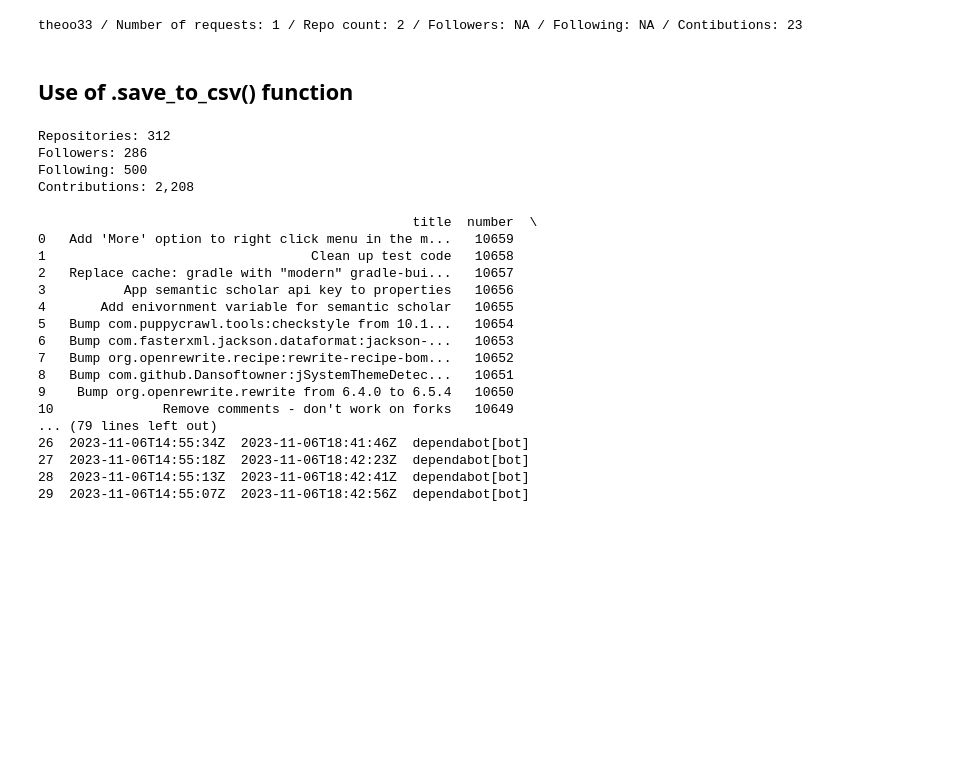
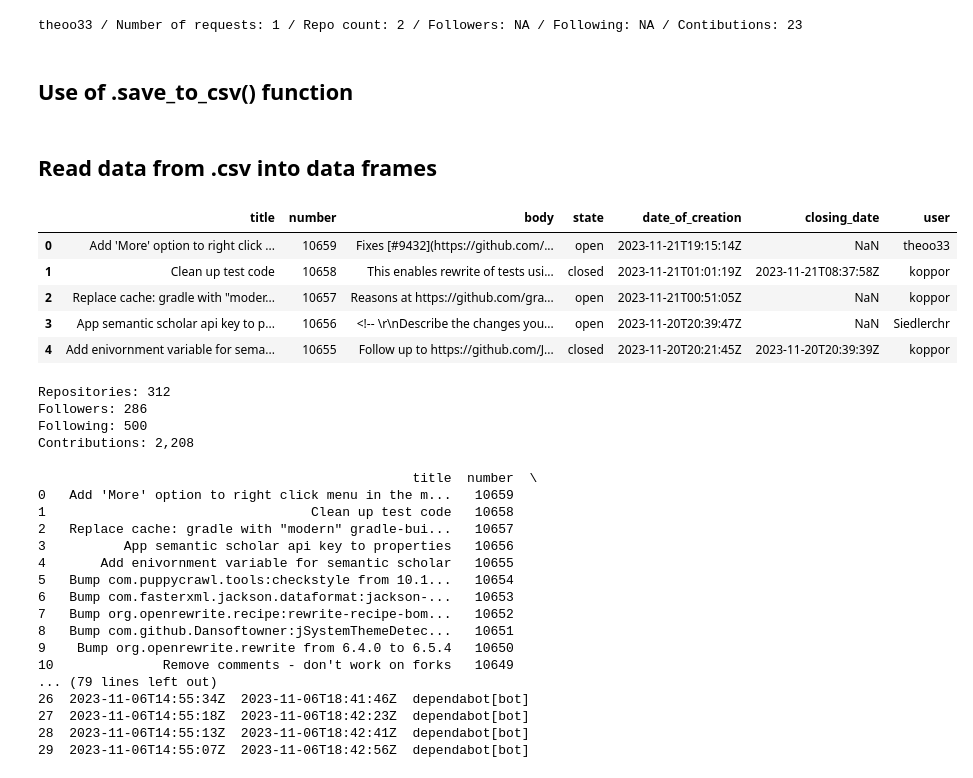
Before and after one commit to skyeNAU/INF502_Project2_Group3, a Jupyter notebook: Module 2.ipynb, the cells around one changed output. Drawn from its saved outputs; the diff is of its cells as text; code cells hidden in the pictures; blank space fills up the shorter version.

Commit message:
Read data from .csv into Pandas data frames

```diff
--- a/Module 2.ipynb
+++ b/Module 2.ipynb
@@ -238,4 +238,21 @@ for pr in pullrequest_list:
 userdata_csv_file_path = 'user_data.csv'
 for ud in userdata_list:
     ud.save_to_csv(userdata_csv_file_path)
+# %% [markdown]
+## Read data from .csv into data frames
+# %%
+repos_df = pd.read_csv('github_repo_data.csv')
+pullreq_df = pd.read_csv('pullrequest_data.csv')
+userdata_df = pd.read_csv('user_data.csv')
+
+# repos_df.head()
+# pullreq_df.head()
+# userdata_df.head()
+# %% [output]
+|  | title | number | body | state | date_of_creation | closing_date | user |
+| 0 | Add 'More' option to right click ... | 10659 | Fixes [#9432](https://github.com/... | open | 2023-11-21T19:15:14Z | NaN | theoo33 |
+| 1 | Clean up test code | 10658 | This enables rewrite of tests usi... | closed | 2023-11-21T01:01:19Z | 2023-11-21T08:37:58Z | koppor |
+| 2 | Replace cache: gradle with "moder... | 10657 | Reasons at https://github.com/gra... | open | 2023-11-21T00:51:05Z | NaN | koppor |
+| 3 | App semantic scholar api key to p... | 10656 | <!-- \r\nDescribe the changes you... | open | 2023-11-20T20:39:47Z | NaN | Siedlerchr |
+| 4 | Add enivornment variable for sema... | 10655 | Follow up to https://github.com/J... | closed | 2023-11-20T20:21:45Z | 2023-11-20T20:39:39Z | koppor |
 # %%
```
Also changed, not shown: parts of 2 cells of this notebook.
